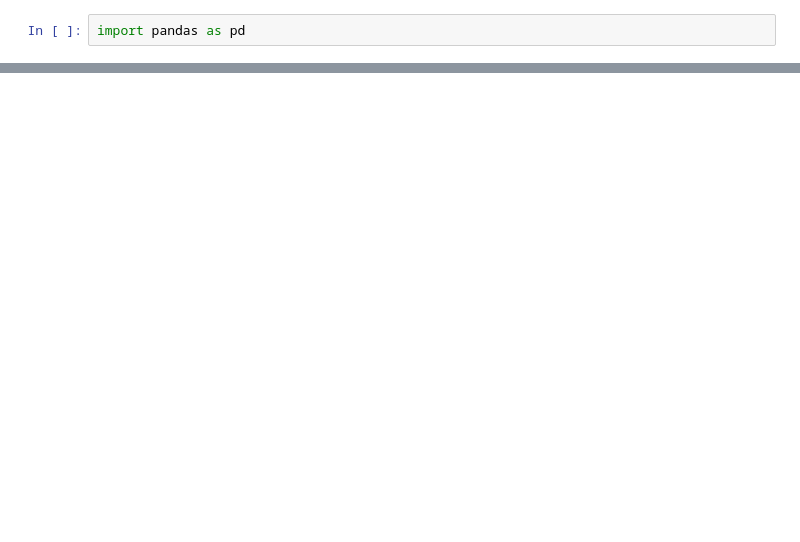
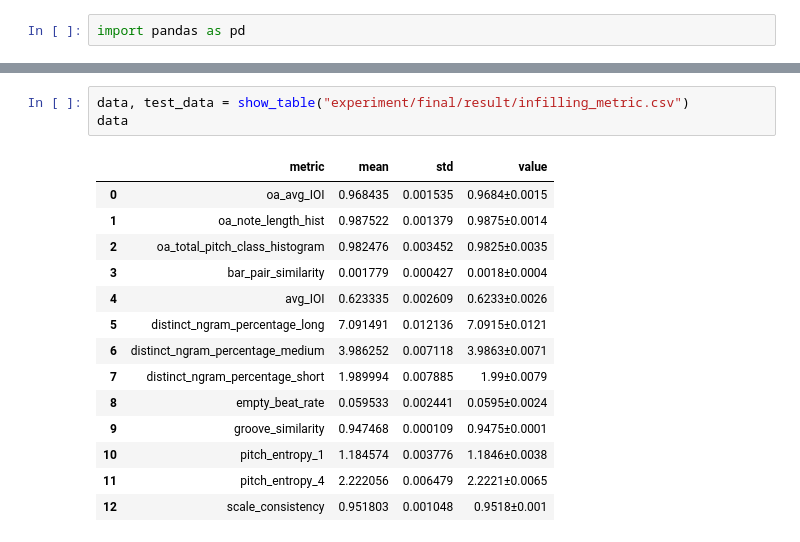
Before and after one commit to frothywater/melody-pretrain, a Jupyter notebook: evaluation.ipynb, the cells around one changed output, grey strips where cells are left out. Cells and saved outputs as stored; diff of their text form; blank space fills up the shorter version.

```diff
--- a/evaluation.ipynb
+++ b/evaluation.ipynb
@@ -66,0 +76,18 @@ show_table("experiment/ablation_repr/result/metric.csv")
+# %%
+data, test_data = show_table("experiment/final/result/infilling_metric.csv")
+data
+# %% [output]
+|  | metric | mean | std | value |
+| 0 | oa_avg_IOI | 0.968435 | 0.001535 | 0.9684±0.0015 |
+| 1 | oa_note_length_hist | 0.987522 | 0.001379 | 0.9875±0.0014 |
+| 2 | oa_total_pitch_class_histogram | 0.982476 | 0.003452 | 0.9825±0.0035 |
+| 3 | bar_pair_similarity | 0.001779 | 0.000427 | 0.0018±0.0004 |
+| 4 | avg_IOI | 0.623335 | 0.002609 | 0.6233±0.0026 |
+| 5 | distinct_ngram_percentage_long | 7.091491 | 0.012136 | 7.0915±0.0121 |
+| 6 | distinct_ngram_percentage_medium | 3.986252 | 0.007118 | 3.9863±0.0071 |
+| 7 | distinct_ngram_percentage_short | 1.989994 | 0.007885 | 1.99±0.0079 |
+| 8 | empty_beat_rate | 0.059533 | 0.002441 | 0.0595±0.0024 |
+| 9 | groove_similarity | 0.947468 | 0.000109 | 0.9475±0.0001 |
+| 10 | pitch_entropy_1 | 1.184574 | 0.003776 | 1.1846±0.0038 |
+| 11 | pitch_entropy_4 | 2.222056 | 0.006479 | 2.2221±0.0065 |
+| 12 | scale_consistency | 0.951803 | 0.001048 | 0.9518±0.001 |
```
Also changed, not shown: parts of 10 cells of this notebook, 2 other files.
